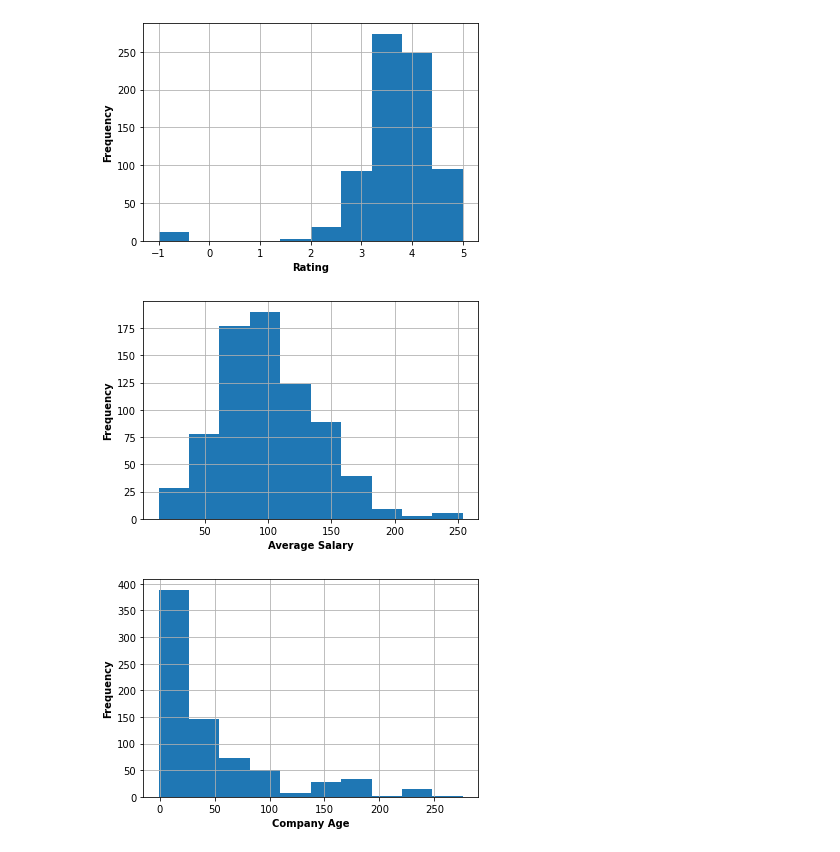
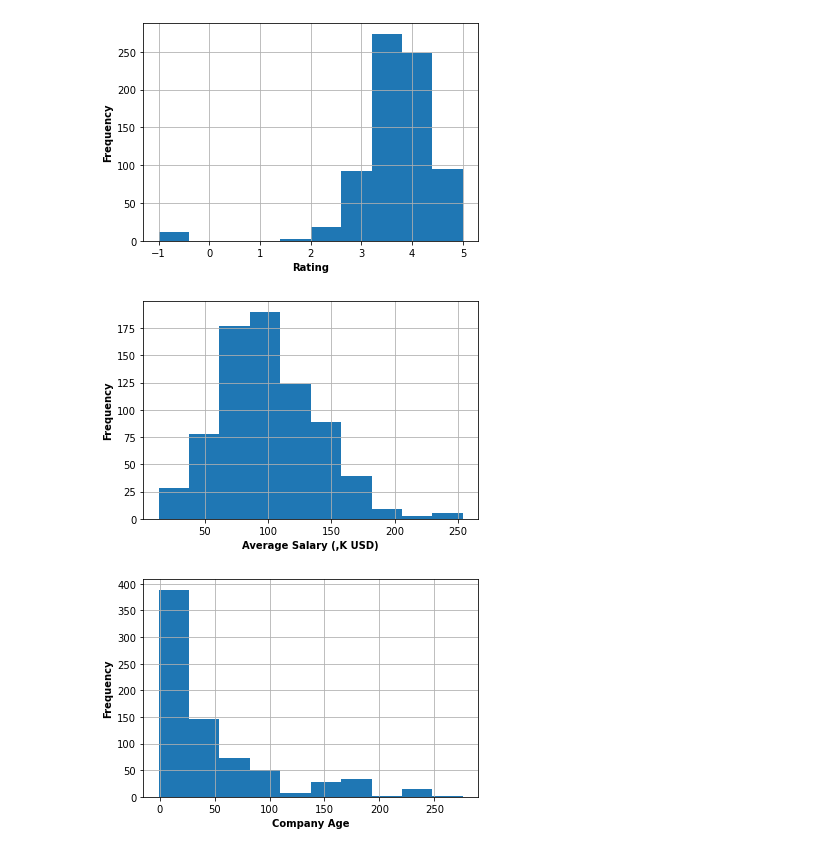
Before and after one commit to VTomar88/SalaryPredictions, a Jupyter notebook: main_analysis.ipynb, the cells around one changed output. Cells and saved outputs as stored; diff of their text form; code cells hidden in the pictures.

```diff
--- a/main_analysis.ipynb
+++ b/main_analysis.ipynb
@@ -200,11 +200,11 @@ plt.show()
 [figure]
 # %%
 df.avg_salary.hist()
-plt.xlabel('Average Salary', fontweight='bold')
+plt.xlabel('Average Salary (,K USD)', fontweight='bold')
 plt.ylabel('Frequency', fontweight='bold')
 plt.show()
 # %% [output]
-[figure, old version]
+[figure, new version]
 # %%
 df.age.hist()
 plt.xlabel('Company Age', fontweight='bold')
```
